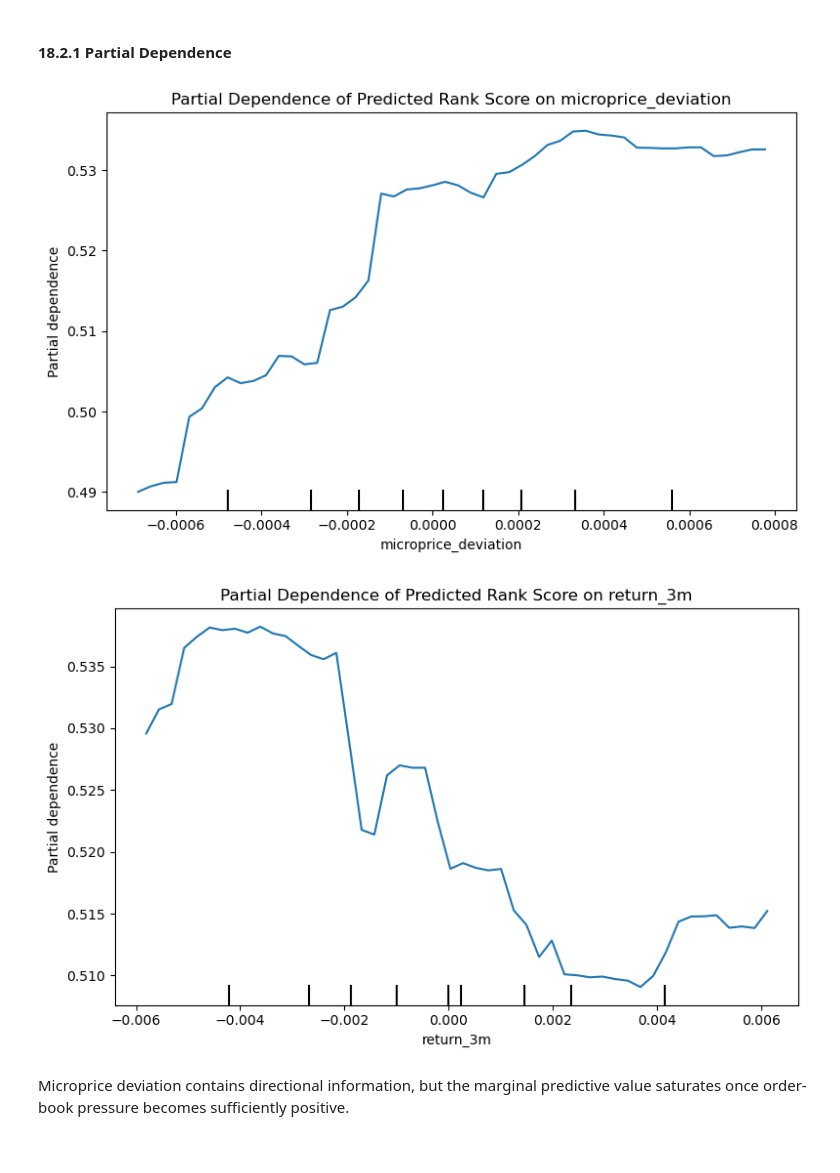
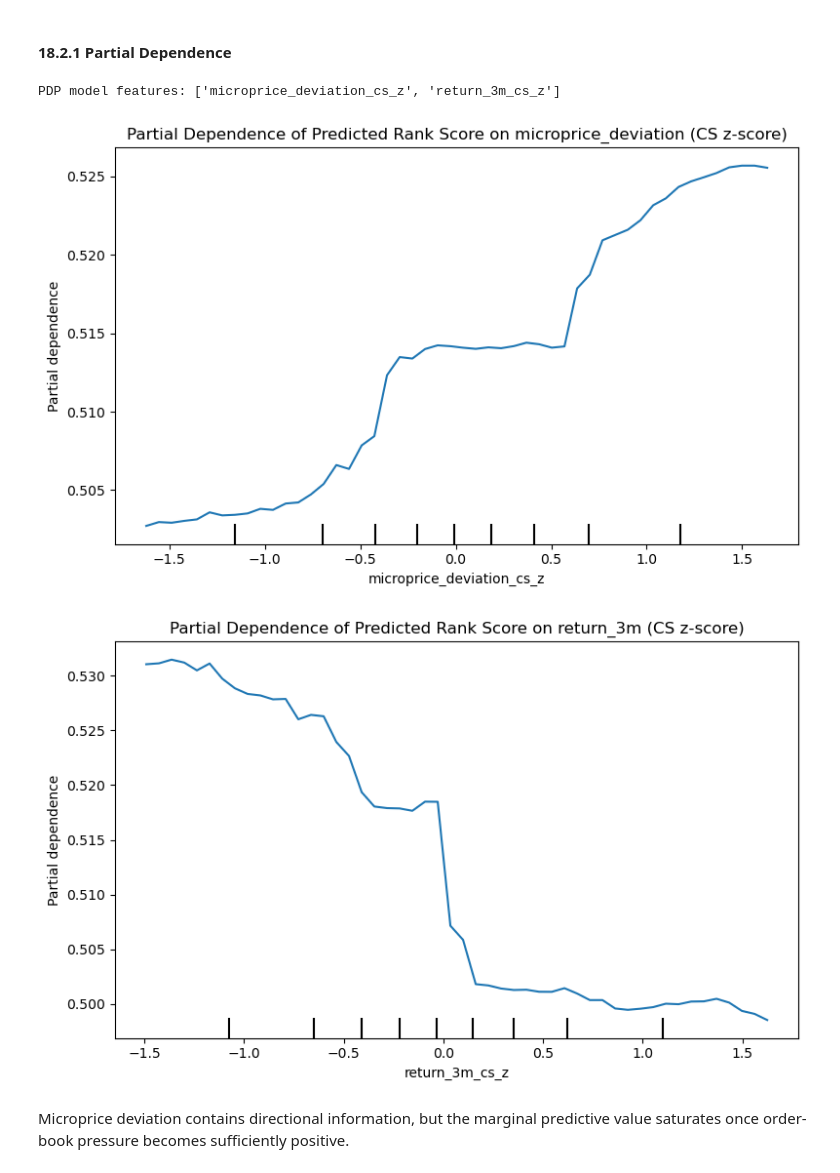
Before and after one commit to xiyuanzhu926/level2-research, a Jupyter notebook: level2-research/notebooks/05_5min_return_price_group_improved.ipynb, the cells around one changed output. Cells and saved outputs as stored; diff of their text form; code cells hidden in the pictures.

```diff
--- a/level2-research/notebooks/05_5min_return_price_group_improved.ipynb
+++ b/level2-research/notebooks/05_5min_return_price_group_improved.ipynb
@@ -121,7 +121,7 @@ class Config:
 
     # QUICK_MODE preserves the original short sample for fast iteration.
     # Set QUICK_MODE=False for the extended research run.
-    QUICK_MODE: bool = True
+    QUICK_MODE: bool = False
 
     QUICK_START_DATE: str = "2026.03.11"
     RESEARCH_START_DATE: str = "2026.01.01"
@@ -130,12 +130,12 @@ class Config:
     START_TIME: str = "09:30:00"
     END_TIME: str = "10:00:00"
 
-    QUICK_N_STOCKS: int = 25
-    RESEARCH_N_STOCKS: int = 50
+    QUICK_N_STOCKS: int = 30
+    RESEARCH_N_STOCKS: int = 40
 
     RANDOM_STATE: int = 42
     HORIZON_MINUTES: int = 5
-    ROLLING_WINDOW: int = 10
+    ROLLING_WINDOW: int = 20
 
     RF_PARAMS: Optional[Dict] = None
     XGB_PARAMS: Optional[Dict] = None
@@ -5449,11 +5122,11 @@ for i in range(rolling_window, len(all_dates)):
     ].copy()
 
     train_part = train_part.dropna(
-        subset=final_features + ["future_return_rank"]
+        subset=model_features + ["future_return_rank"]
     )
 
     test_part = test_part.dropna(
-        subset=final_features + [
+        subset=model_features + [
             "future_return_rank",
             "future_return_5m"
         ]
@@ -5465,12 +5138,12 @@ for i in range(rolling_window, len(all_dates)):
     rf_model = RandomForestRegressor(**CFG.RF_PARAMS)
 
     rf_model.fit(
-        train_part[final_features],
+        train_part[model_features],
         train_part["future_return_rank"]
     )
 
     test_part["pred_rank_score"] = rf_model.predict(
-        test_part[final_features]
+        test_part[model_features]
     )
 
     test_part["model_type"] = "Rolling Random Forest"
@@ -5478,7 +5151,7 @@ for i in range(rolling_window, len(all_dates)):
     rf_predictions.append(test_part)
 
     for feature, importance in zip(
-        final_features,
+        model_features,
         rf_model.feature_importances_
     ):
         rf_feature_importance_rows.append({
@@ -5986,32 +5671,56 @@ The analysis focuses on three questions:
 # %%
 from sklearn.inspection import PartialDependenceDisplay
 
-pdp_features = [
+# The Random Forest is fitted on cross-sectionally standardized columns.
+# Map economically interpretable raw names to the actual model-input names.
+pdp_raw_features = [
     "microprice_deviation",
     "return_3m"
 ]
 
+pdp_feature_map = {
+    raw_feature: f"{raw_feature}_cs_z"
+    for raw_feature in pdp_raw_features
+}
+
+pdp_features = [
+    model_feature
+    for model_feature in pdp_feature_map.values()
+    if model_feature in model_features
+]
+
+missing_pdp_features = {
+    raw: model_feature
+    for raw, model_feature in pdp_feature_map.items()
+    if model_feature not in model_features
+}
+
+print("PDP model features:", pdp_features)
+if missing_pdp_features:
+    print("Skipped unavailable PDP features:", missing_pdp_features)
+
 for feature in pdp_features:
-
+    raw_label = feature.removesuffix("_cs_z")
     fig, ax = plt.subplots(figsize=(8, 5))
 
     PartialDependenceDisplay.from_estimator(
         rf_model,
-        train_part[final_features],
+        train_part[model_features],
         features=[feature],
         grid_resolution=50,
         ax=ax
     )
 
     ax.set_title(
-        f"Partial Dependence of Predicted Rank Score on {feature}"
+        f"Partial Dependence of Predicted Rank Score on {raw_label} (CS z-score)"
     )
-
+    ax.set_xlabel(f"{raw_label} cross-sectional z-score")
     plt.tight_layout()
     plt.show()
 # %% [output]
+PDP model features: ['microprice_deviation_cs_z', 'return_3m_cs_z']
-[figure, old version]
+[figure, new version]
-[figure, old version]
+[figure, new version]
 # %% [markdown]
 Microprice deviation contains directional information, but the marginal predictive value saturates once order-book pressure becomes sufficiently positive.
 # %% [markdown]
```
Also changed, not shown: parts of 200 cells of this notebook, 2 other files.
